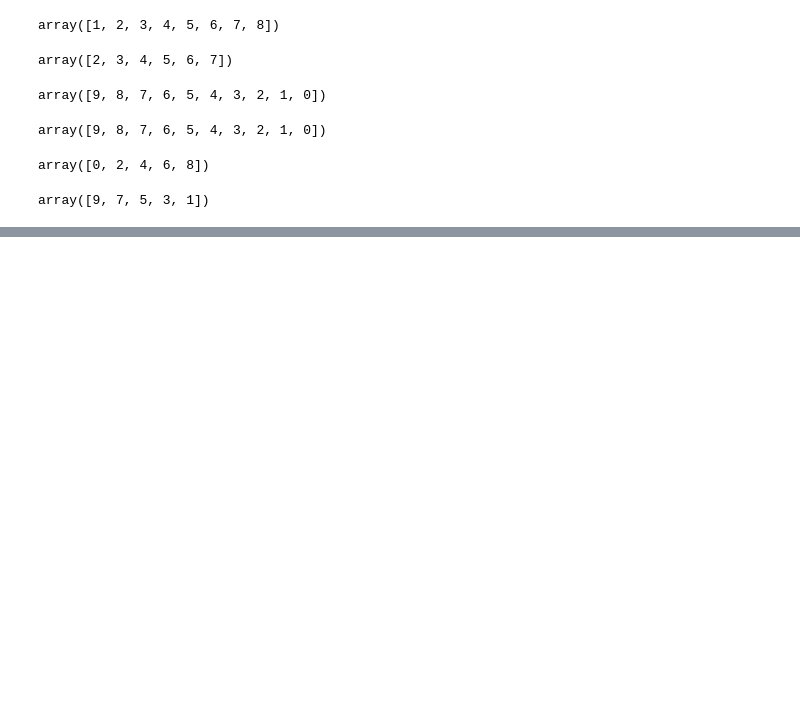
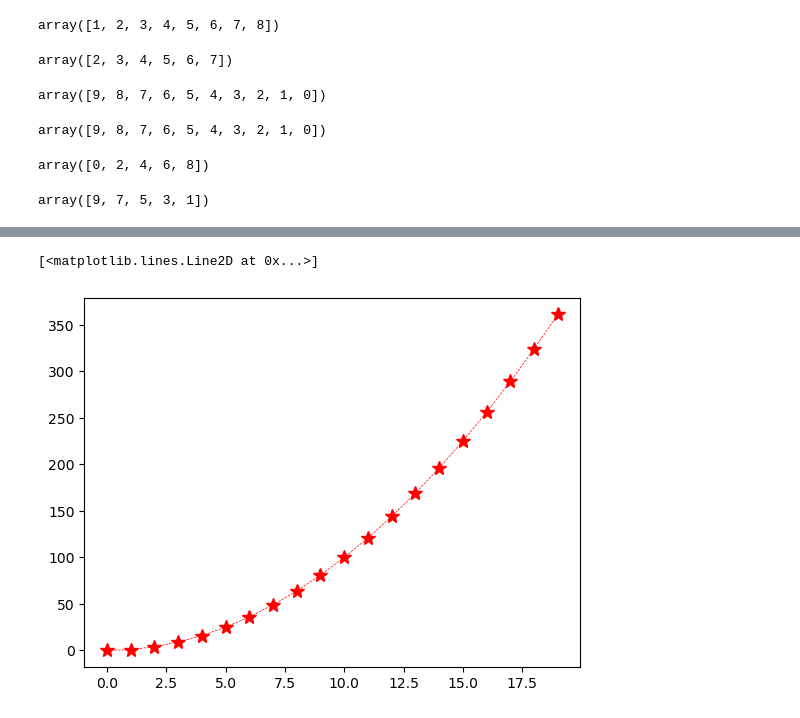
Before and after one commit to VanilaSudheer/data-analysis-playground, a Jupyter notebook: numpy.ipynb, the cells around one changed output, grey strips where cells are left out. Cells and saved outputs as stored; diff of their text form; code cells hidden in the pictures; blank space fills up the shorter version.

Commit message:
matplotlib

```diff
--- a/numpy.ipynb
+++ b/numpy.ipynb
@@ -503,0 +354,9 @@ df.loc[[3]]
+# %%
+y = x**2
+##line plot
+#plt.plot(x,y)
+#plt.plot(x,y,'o')
+plt.plot(x,y,'r*',linestyle='dashed',linewidth = 0.5,markersize=10)
+# %% [output]
+[<matplotlib.lines.Line2D at 0x...>]
+[figure, added]
```
Also changed, not shown: parts of 66 cells of this notebook.
